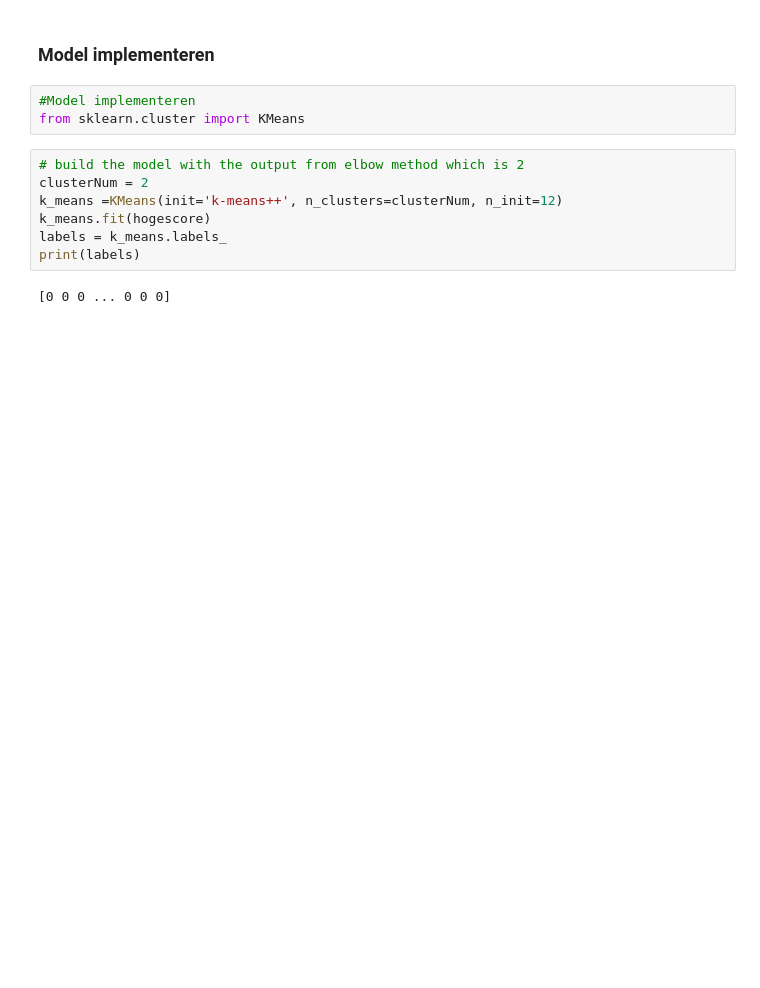
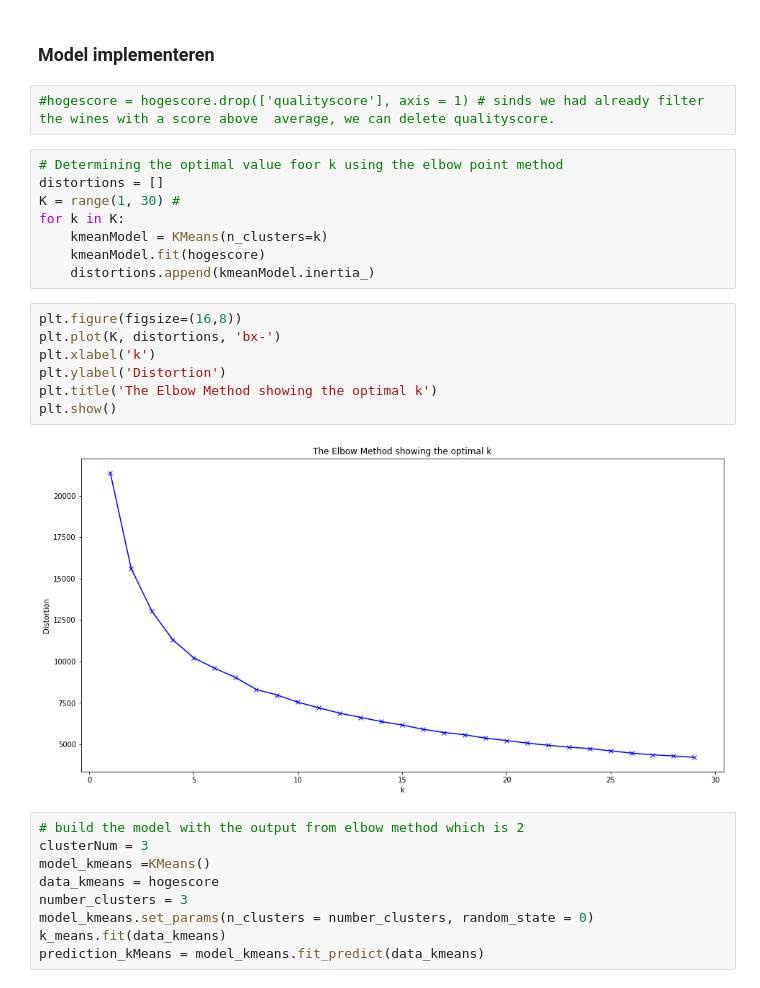
Before and after one commit to AmaryllisLee/CM_Wijncasus, a Jupyter notebook: redwine_project/onderzoeksvraag_2.ipynb, the cells around one changed output. Saved outputs shown, nothing was run; the diff lists cells and outputs as text; blank space fills up the shorter version.

```diff
--- a/redwine_project/onderzoeksvraag_2.ipynb
+++ b/redwine_project/onderzoeksvraag_2.ipynb
@@ -540,14 +518,30 @@ Aan de hand van de boxplotten zie we dat de waardes van de feautures zeer divers
 # %% [markdown]
 ### Model implementeren
-# %%
-#Model implementeren
-from sklearn.cluster import KMeans
+# %%
+#hogescore = hogescore.drop(['qualityscore'], axis = 1) # sinds we had already filter the wines with a score above  average, we can delete qualityscore.
+# %%
+# Determining the optimal value foor k using the elbow point method
+distortions = []
+K = range(1, 30) #
+for k in K:
+    kmeanModel = KMeans(n_clusters=k)
+    kmeanModel.fit(hogescore)
+    distortions.append(kmeanModel.inertia_)
+# %%
+plt.figure(figsize=(16,8))
+plt.plot(K, distortions, 'bx-')
+plt.xlabel('k')
+plt.ylabel('Distortion')
+plt.title('The Elbow Method showing the optimal k')
+plt.show()
+# %% [output]
+[figure, added]
 # %%
 # build the model with the output from elbow method which is 2
-clusterNum = 2
-k_means =KMeans(init='k-means++', n_clusters=clusterNum, n_init=12)
-k_means.fit(hogescore)
-labels = k_means.labels_
-print(labels)
+clusterNum = 3
+model_kmeans =KMeans()
+data_kmeans = hogescore
+number_clusters = 3
+model_kmeans.set_params(n_clusters = number_clusters, random_state = 0)
+k_means.fit(data_kmeans)
+prediction_kMeans = model_kmeans.fit_predict(data_kmeans)
-# %% [output]
-[0 0 0 ... 0 0 0]
```
Also changed, not shown: parts of 77 cells of this notebook, 2 other files.
